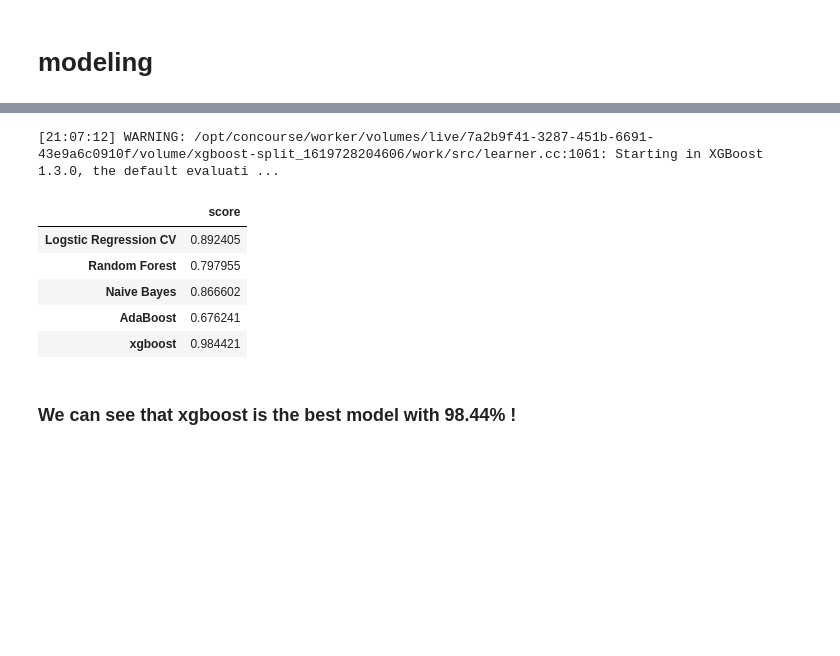
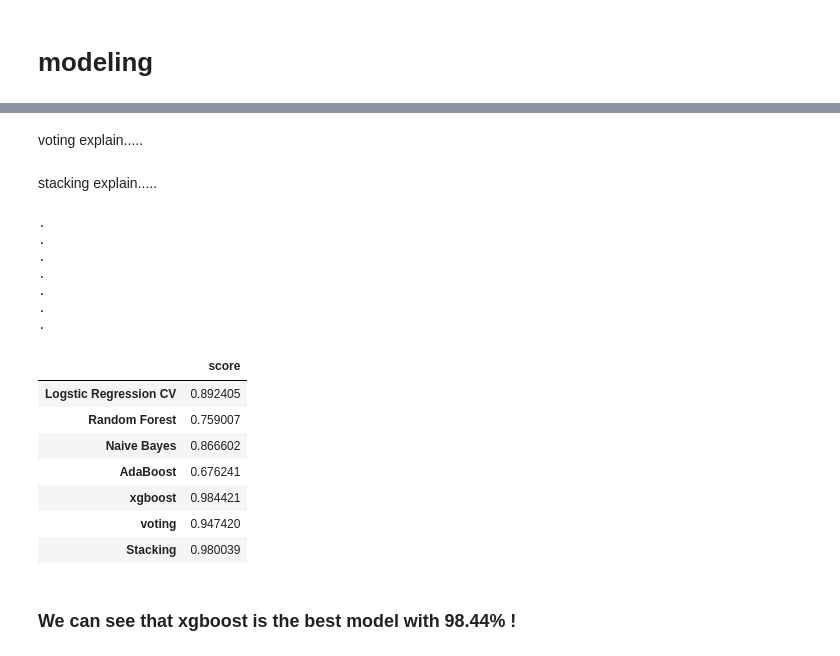
Before and after one commit to ortrsa/Data_Science_Final_Project_2, a Jupyter notebook: Notebook4.ipynb, the cells around one changed output, grey strips where cells are left out. Cells and saved outputs as stored; diff of their text form; code cells hidden in the pictures; blank space fills up the shorter version.

```diff
--- a/Notebook4.ipynb
+++ b/Notebook4.ipynb
@@ -255,25 +275,60 @@ scal_x_test = pd.DataFrame(StandardScaler().fit(x_train).transform(x_test),colum
 # %%
+# models:
 LRCV =  LogisticRegressionCV(cv=5, random_state=0)
 RF = RandomForestClassifier(max_depth=1)
 NB = GaussianNB()
 ADA = AdaBoostClassifier(n_estimators = 100)
-XG = XGBClassifier(n_estimators= 200, n_jobs=-1, learning_rate=0.4, seed=0)
-Models = [LRCV,RF,NB,ADA,XG]
+XG = XGBClassifier(n_estimators= 200, n_jobs=-1, learning_rate=0.4, seed=0, eval_metric = 'mlogloss')
+# %% [markdown]
+voting explain.....
+# %%
+estimator_list = [
+    ('LRCV',LRCV),
+    ('RF',RF),
+    ('NB',NB),
+    ('ADA',ADA),
+    ('XG',XG) ]
+
+VC = VotingClassifier(estimators=estimator_list , voting='soft')
+# %% [markdown]
+stacking explain.....
+# %%
+estimator_list = [
+    ('LRCV',LRCV),
+    ('RF',RF),
+    ('NB',NB),
+    ('ADA',ADA),
+    ('XG',XG),
+    ('VC',VC)]
+
+
+
+ST = StackingClassifier(estimators=estimator_list , final_estimator=XG )
+Models = [LRCV,RF,NB,ADA,XG,VC,ST]
 # %%
 score = []
 for model in Models:
     model.fit(scal_x_train, y_train)
+    print('.')
     score.append(model.score(scal_x_test,y_test))
-scores = pd.DataFrame(data=score  , index=['Logstic Regression CV','Random Forest', 'Naive Bayes', 'AdaBoost', 'xgboost'], columns= ['score'])
+scores = pd.DataFrame(data=score  , index=['Logstic Regression CV','Random Forest', 'Naive Bayes', 'AdaBoost', 'xgboost', 'voting','Stacking'], columns= ['score'])
 scores
 # %% [output]
-[21:07:12] WARNING: /opt/concourse/worker/volumes/live/7a2b9f41-3287-451b-6691-43e9a6c0910f/volume/xgboost-split_1619728204606/work/src/learner.cc:1061: Starting in XGBoost 1.3.0, the default evaluati ...
+.
+.
+.
+.
+.
+.
+.
 |  | score |
 | Logstic Regression CV | 0.892405 |
-| Random Forest | 0.797955 |
+| Random Forest | 0.759007 |
 | Naive Bayes | 0.866602 |
 | AdaBoost | 0.676241 |
 | xgboost | 0.984421 |
+| voting | 0.947420 |
+| Stacking | 0.980039 |
 # %% [markdown]
 ### We can see that xgboost is the best model with 98.44% !
 # %% [markdown]
```
Also changed, not shown: parts of 7 cells of this notebook.
